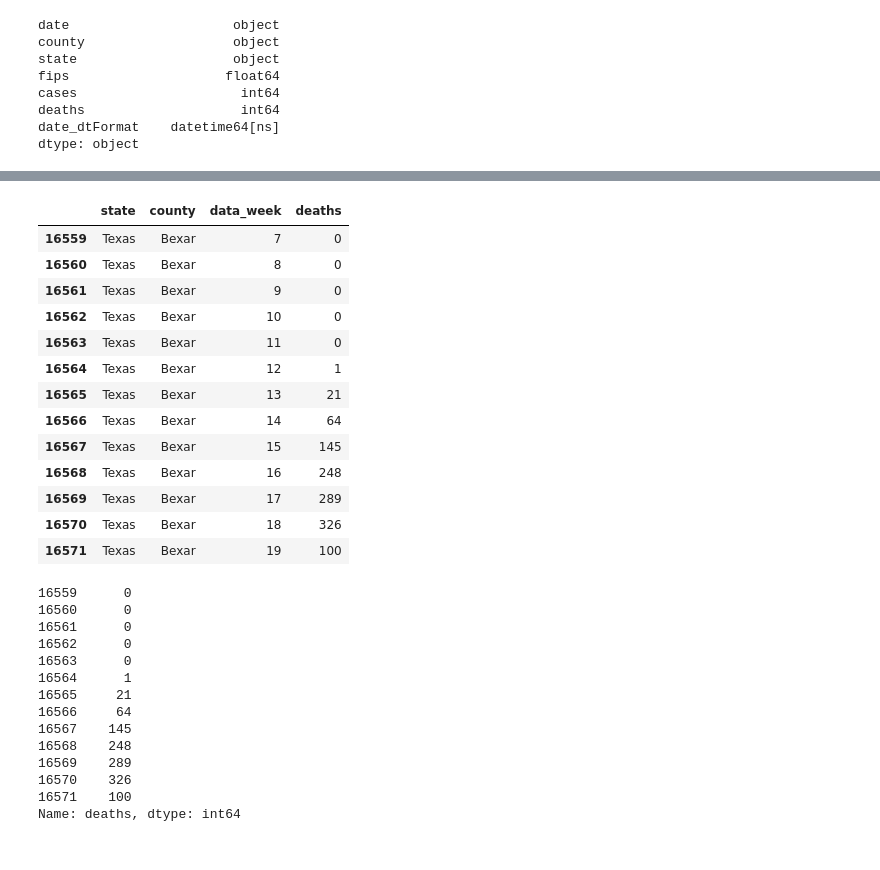
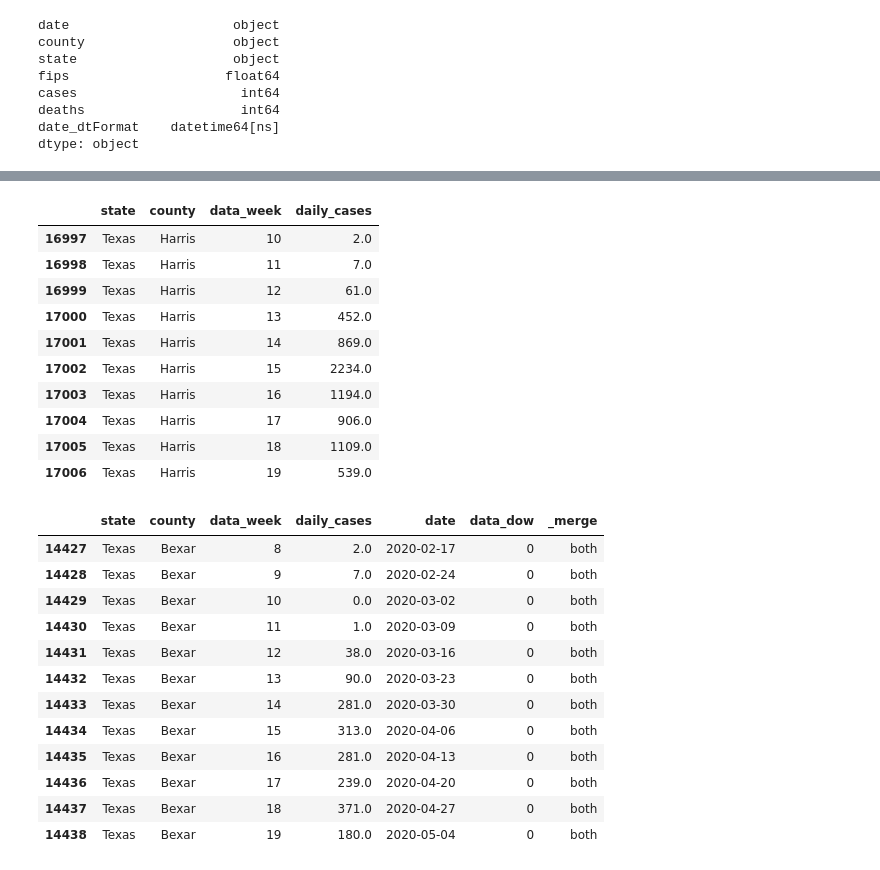
Before and after one commit to dcovarru/Python, a Jupyter notebook: Covid.ipynb, the cells around one changed output, grey strips where cells are left out. Saved outputs shown, nothing was run; the diff lists cells and outputs as text; code cells hidden in the pictures.

```diff
--- a/Covid.ipynb
+++ b/Covid.ipynb
@@ -69,10 +91,12 @@ covidData.loc[:,['date_dtFormat']]
 # covidData.tail(30)
 # df['date_time'].dt.strftime('%Y-%U')
 # covidData['date_dtFormat'].dt.strftime('%Y-%w')
-covidData['date_dtFormat2'] = covidData['date_dtFormat'].dt.strftime('"%A %d %B %Y"')
+# covidData['date_dtFormat2'] = covidData['date_dtFormat'].dt.strftime('"%A %d %B %Y"')
 # covidData['date_dtFormat'].dt.strftime('%b %d %Y')
 
 # Extract Week
-## covidData['data_week'] = covidData['date_dtFormat'].dt.week
+covidData['data_week'] = covidData['date_dtFormat'].dt.week
 # Extract Month
-## covidData['data_month'] = covidData['date_dtFormat'].dt.month
+covidData['data_month'] = covidData['date_dtFormat'].dt.month
+# Extract DOW
+covidData['data_dow'] = covidData['date_dtFormat'].dt.dayofweek
@@ -94,0 +103,11 @@ covidData[(covidData.state == 'Texas') & (covidData.county=='Bexar')]
+# %%
+################################
+# Calculate Difference for Daily Total
+################################
+
+## covidData['daily_deaths'] = covidData['deaths'].diff()
+# covidData.groupby['deaths'].diff()
+# df.groupby(level=0)['values'].diff()
+covidData['daily_cases'] = covidData.groupby(['state', 'county'])['cases'].diff()
+covidData['daily_deaths'] = covidData.groupby(['state', 'county'])['deaths'].diff()
+# covidData.shape
@@ -104,4 +156,5 @@ covidData[(covidData.state == 'Texas') & (covidData.county=='Bexar')]
 #################################################
 # covidData_aggState = covidData.groupby(['state','data_week'])['deaths'].agg('sum').to_frame().reset_index()
 
-covidData_aggState = covidData.groupby(['state','county','data_week'], as_index=False)['deaths'].sum()
+covidData_aggState = covidData.groupby(['state','county','data_week'], as_index=False)['daily_deaths'].sum()
+covidData_aggState = covidData.groupby(['state','county','data_week'], as_index=False)['daily_cases'].sum()
@@ -108,19 +177,16 @@ covidData_aggState = covidData.groupby(['state','county','data_week'], as_index=
 # %%
 # covidData_aggState.to_frame().reset_index()
 ## covidData_aggState[covidData_aggState.state=='Texas']
-covidData_aggState[(covidData_aggState['state'] == "Texas") & (covidData_aggState['county'].isin(['Bexar']))]
+covidData_aggState[(covidData_aggState['state'] == "Texas") & (covidData_aggState['county'].isin(['Harris']))].tail(20)
 # %% [output]
-|  | state | county | data_week | deaths |
-| 16559 | Texas | Bexar | 7 | 0 |
-| 16560 | Texas | Bexar | 8 | 0 |
-| 16561 | Texas | Bexar | 9 | 0 |
-| 16562 | Texas | Bexar | 10 | 0 |
-| 16563 | Texas | Bexar | 11 | 0 |
-| 16564 | Texas | Bexar | 12 | 1 |
-| 16565 | Texas | Bexar | 13 | 21 |
-| 16566 | Texas | Bexar | 14 | 64 |
-| 16567 | Texas | Bexar | 15 | 145 |
-| 16568 | Texas | Bexar | 16 | 248 |
-| 16569 | Texas | Bexar | 17 | 289 |
-| 16570 | Texas | Bexar | 18 | 326 |
-| 16571 | Texas | Bexar | 19 | 100 |
+|  | state | county | data_week | daily_cases |
+| 16997 | Texas | Harris | 10 | 2.0 |
+| 16998 | Texas | Harris | 11 | 7.0 |
+| 16999 | Texas | Harris | 12 | 61.0 |
+| 17000 | Texas | Harris | 13 | 452.0 |
+| 17001 | Texas | Harris | 14 | 869.0 |
+| 17002 | Texas | Harris | 15 | 2234.0 |
+| 17003 | Texas | Harris | 16 | 1194.0 |
+| 17004 | Texas | Harris | 17 | 906.0 |
+| 17005 | Texas | Harris | 18 | 1109.0 |
+| 17006 | Texas | Harris | 19 | 539.0 |
@@ -130,19 +204,19 @@ covidData_aggState[(covidData_aggState['state'] == "Texas") & (covidData_aggStat
 #################################################
 
 # covidData_aggState[(covidData_aggState['state'] == "Texas") & (covidData_aggState['county'].isin(['Bexar']))]['deaths'].diff(periods=1)
-covidData_aggState[(covidData_aggState['state'] == "Texas") & (covidData_aggState['county'].isin(['Bexar']))]['deaths']
+covidData_temp = covidData_aggState_weekly[(covidData_aggState_weekly['state'] == "Texas") & (covidData_aggState_weekly['county'].isin(['Bexar']))].sort_values(by=['date'])
+covidData_temp
 # %% [output]
-16559      0
-16560      0
-16561      0
-16562      0
-16563      0
-16564      1
-16565     21
-16566     64
-16567    145
-16568    248
-16569    289
-16570    326
-16571    100
-Name: deaths, dtype: int64
+|  | state | county | data_week | daily_cases | date | data_dow | _merge |
+| 14427 | Texas | Bexar | 8 | 2.0 | 2020-02-17 | 0 | both |
+| 14428 | Texas | Bexar | 9 | 7.0 | 2020-02-24 | 0 | both |
+| 14429 | Texas | Bexar | 10 | 0.0 | 2020-03-02 | 0 | both |
+| 14430 | Texas | Bexar | 11 | 1.0 | 2020-03-09 | 0 | both |
+| 14431 | Texas | Bexar | 12 | 38.0 | 2020-03-16 | 0 | both |
+| 14432 | Texas | Bexar | 13 | 90.0 | 2020-03-23 | 0 | both |
+| 14433 | Texas | Bexar | 14 | 281.0 | 2020-03-30 | 0 | both |
+| 14434 | Texas | Bexar | 15 | 313.0 | 2020-04-06 | 0 | both |
+| 14435 | Texas | Bexar | 16 | 281.0 | 2020-04-13 | 0 | both |
+| 14436 | Texas | Bexar | 17 | 239.0 | 2020-04-20 | 0 | both |
+| 14437 | Texas | Bexar | 18 | 371.0 | 2020-04-27 | 0 | both |
+| 14438 | Texas | Bexar | 19 | 180.0 | 2020-05-04 | 0 | both |
```
Also changed, not shown: parts of 10 cells of this notebook.
